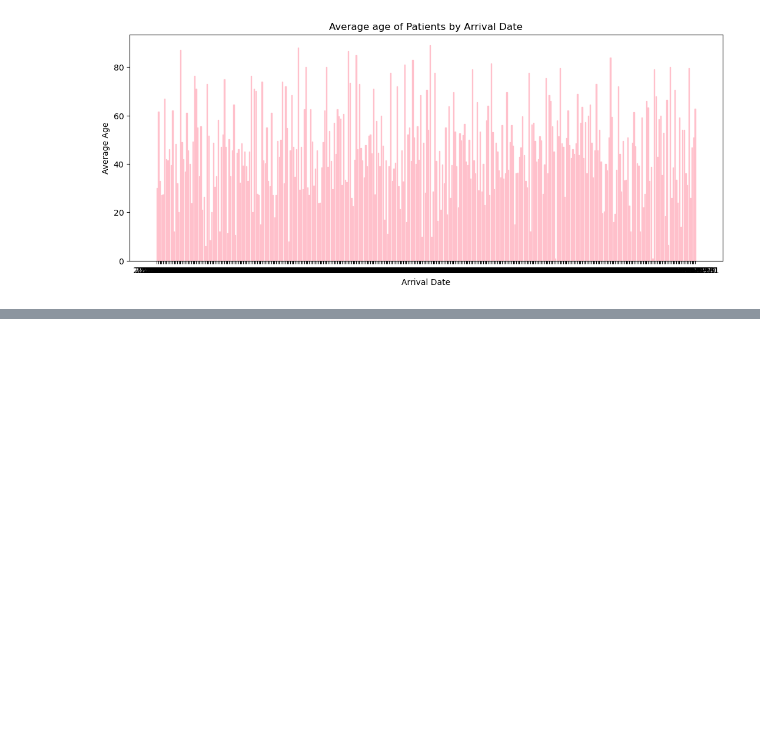
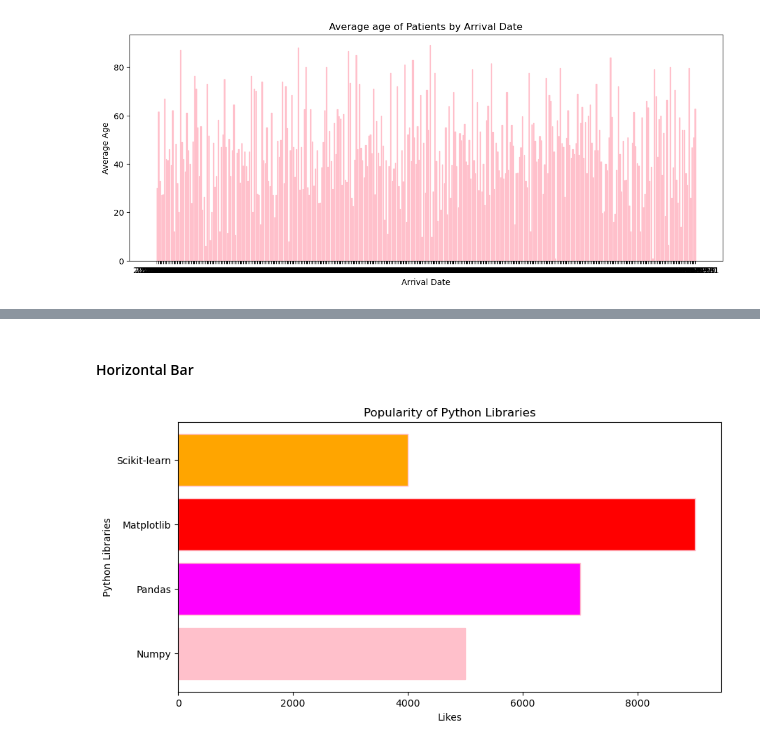
Before and after one commit to miranoriz/AIMLTraining, a Jupyter notebook: Day12_matplotlib/matploblib_bar.ipynb, the cells around one changed output, grey strips where cells are left out. Cells and saved outputs as stored; diff of their text form; code cells hidden in the pictures; blank space fills up the shorter version.

```diff
--- a/Day12_matplotlib/matploblib_bar.ipynb
+++ b/Day12_matplotlib/matploblib_bar.ipynb
@@ -122,0 +141,11 @@ plt.show()
+# %% [markdown]
+#### Horizontal Bar
+# %%
+plt.figure(figsize=(10,5))
+plt.barh(python_lib,liked_by, color=bar_colors, edgecolor='pink')
+plt.title("Popularity of Python Libraries")
+plt.xlabel("Likes")
+plt.ylabel("Python Libraries")
+plt.show()
+# %% [output]
+[figure, added]
```
Also changed, not shown: parts of 2 cells of this notebook, 3 other files.
